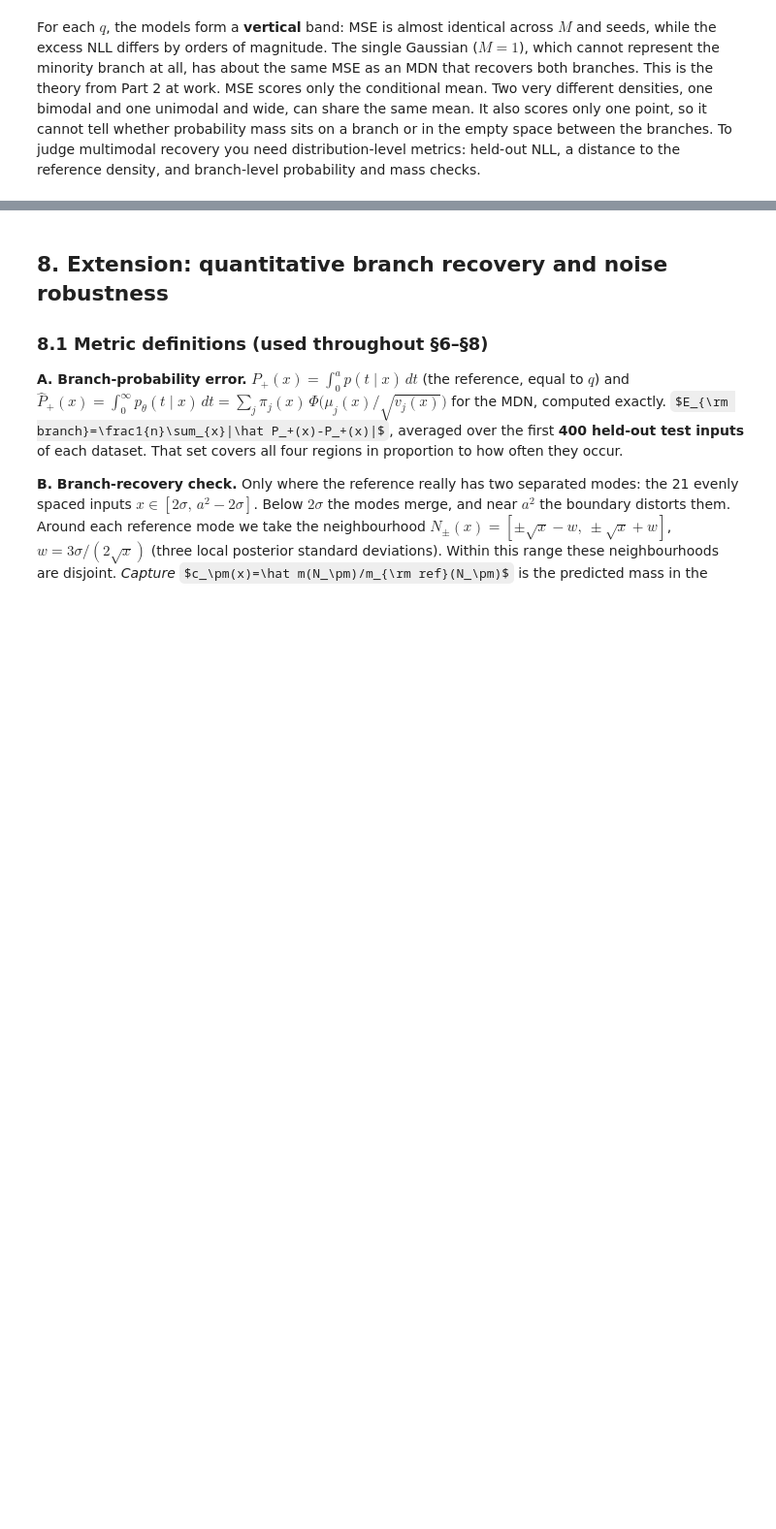
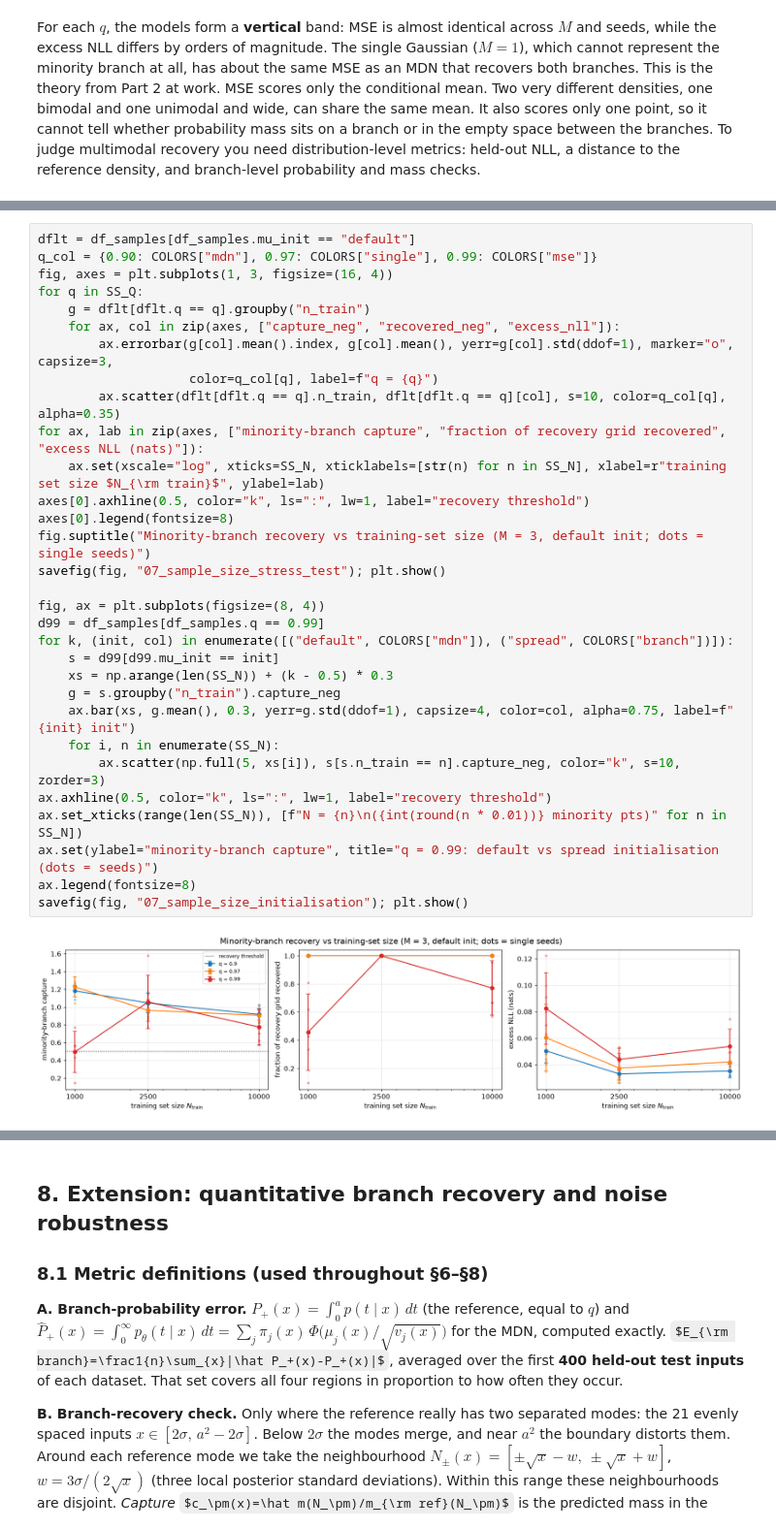
Before and after one commit to aamil-finoj/FDS_Project_8, a Jupyter notebook: Project8_Inverse_Problems.ipynb, the cells around one changed output, grey strips where cells are left out. Shown at 97% size. Drawn from its saved outputs; the diff is of its cells as text; some formulas as TeX source; blank space fills up the shorter version.

```diff
--- a/Project8_Inverse_Problems.ipynb
+++ b/Project8_Inverse_Problems.ipynb
@@ -1142,0 +1472,33 @@ display(sub_init.groupby(["n_train", "mu_init"])[["capture_neg", "recovered_neg"
+# %%
+dflt = df_samples[df_samples.mu_init == "default"]
+q_col = {0.90: COLORS["mdn"], 0.97: COLORS["single"], 0.99: COLORS["mse"]}
+fig, axes = plt.subplots(1, 3, figsize=(16, 4))
+for q in SS_Q:
+    g = dflt[dflt.q == q].groupby("n_train")
+    for ax, col in zip(axes, ["capture_neg", "recovered_neg", "excess_nll"]):
+        ax.errorbar(g[col].mean().index, g[col].mean(), yerr=g[col].std(ddof=1), marker="o", capsize=3,
+                    color=q_col[q], label=f"q = {q}")
+        ax.scatter(dflt[dflt.q == q].n_train, dflt[dflt.q == q][col], s=10, color=q_col[q], alpha=0.35)
+for ax, lab in zip(axes, ["minority-branch capture", "fraction of recovery grid recovered", "excess NLL (nats)"]):
+    ax.set(xscale="log", xticks=SS_N, xticklabels=[str(n) for n in SS_N], xlabel=r"training set size $N_{\rm train}$", ylabel=lab)
+axes[0].axhline(0.5, color="k", ls=":", lw=1, label="recovery threshold")
+axes[0].legend(fontsize=8)
+fig.suptitle("Minority-branch recovery vs training-set size (M = 3, default init; dots = single seeds)")
+savefig(fig, "07_sample_size_stress_test"); plt.show()
+
+fig, ax = plt.subplots(figsize=(8, 4))
+d99 = df_samples[df_samples.q == 0.99]
+for k, (init, col) in enumerate([("default", COLORS["mdn"]), ("spread", COLORS["branch"])]):
+    s = d99[d99.mu_init == init]
+    xs = np.arange(len(SS_N)) + (k - 0.5) * 0.3
+    g = s.groupby("n_train").capture_neg
+    ax.bar(xs, g.mean(), 0.3, yerr=g.std(ddof=1), capsize=4, color=col, alpha=0.75, label=f"{init} init")
+    for i, n in enumerate(SS_N):
+        ax.scatter(np.full(5, xs[i]), s[s.n_train == n].capture_neg, color="k", s=10, zorder=3)
+ax.axhline(0.5, color="k", ls=":", lw=1, label="recovery threshold")
+ax.set_xticks(range(len(SS_N)), [f"N = {n}\n({int(round(n * 0.01))} minority pts)" for n in SS_N])
+ax.set(ylabel="minority-branch capture", title="q = 0.99: default vs spread initialisation (dots = seeds)")
+ax.legend(fontsize=8)
+savefig(fig, "07_sample_size_initialisation"); plt.show()
+# %% [output]
+[figure, added]
```
Also changed, not shown: parts of 49 cells of this notebook, 23 other files.
